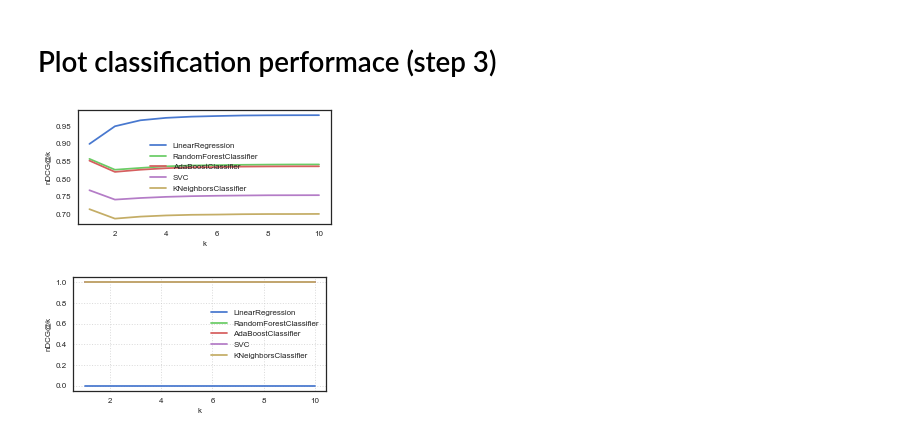
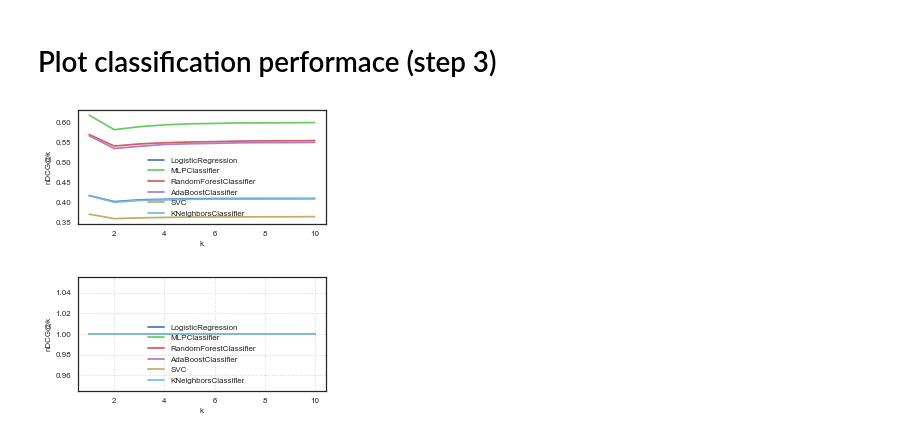
Before and after one commit to enricorotundo/StackexchangeDatadumpQualityAnnotator, a Jupyter notebook: Analysis/Tasks/BestAnswer/Performance Analysis.ipynb, the cells around one changed output. Cells and saved outputs as stored; diff of their text form; code cells hidden in the pictures.

```diff
--- a/Analysis/Tasks/BestAnswer/Performance Analysis.ipynb
+++ b/Analysis/Tasks/BestAnswer/Performance Analysis.ipynb
@@ -9,11 +9,12 @@ import matplotlib
 import matplotlib.pyplot as plt
 import seaborn as sns
 import glob
+from scipy import stats
 
 from Metrics import ir_metrics
 
 BASE_PATH = "/Users/erotundo/PycharmProjects/DatasetAnnotatorProj/Analysis/Data/travel/"
-PRED_PATH = BASE_PATH + "predictions_threads_acceptedOnly_all_binaryBestAnswer/"
+PRED_PATH = BASE_PATH + "predictions_threads_acceptedOnly_ansCountGte2_binaryBestAnswer/"
 
 
 # plotting settings
@@ -36,58 +37,59 @@ def precision_at_k(df, k):
 def precision_at_k_post(df, k):
         return ir_metrics.precision_at_k(df['y_pred_post'], k)
 # %%
-ndcg_data = dict()
-ndcg_post_data = dict()
-mrr_data = dict()
-precision_data = dict()
-precision_post_data = dict()
+mean_ndcg_data = dict()
+ci_ndcg_data = dict()
+mean_ndcg_post_data = dict()
+ci_ndcg_post_data = dict()
+mean_mrr_data = dict()
+ci_mrr_data = dict()
+
 
 for file_name in glob.glob(PRED_PATH + "*.csv"):
     model_name = file_name.split("/")[-1].split("_")[0]
 
     # init
-    ndcg_data[model_name] = []
-    ndcg_post_data[model_name] = []
-    mrr_data[model_name] = []
-    precision_data[model_name] = []
-    precision_post_data[model_name] = []
+    mean_ndcg_data[model_name] = []
+    mean_ndcg_post_data[model_name] = []
+    mean_mrr_data[model_name] = []
+    ci_ndcg_data[model_name] = []
+    ci_ndcg_post_data[model_name] = []
+    ci_mrr_data[model_name] = []
 
     grouped_threads_df = pd.read_csv(file_name).groupby('thread_id')
     for k in xrange(1, 11):
-        ndcg_data[model_name].append(grouped_threads_df.apply(ndcg_at_k, k).mean())
-        ndcg_post_data[model_name].append(grouped_threads_df.apply(ndcg_at_k_post, k).mean())
-        mrr_data[model_name].append(grouped_threads_df.apply(mrr).mean())
-        #precision_data[model_name].append(grouped_threads_df.apply(precision_at_k, k).mean())
-        #precision_post_data[model_name].append(grouped_threads_df.apply(precision_at_k_post, k).mean())
+        mean_ndcg_data[model_name].append(grouped_threads_df.apply(ndcg_at_k, k).mean())
+        mean_ndcg_post_data[model_name].append(grouped_threads_df.apply(ndcg_at_k_post, k).mean())
+        mean_mrr_data[model_name].append(grouped_threads_df.apply(mrr).mean())
 # %%
 # normal predictions
 
 fig = plt.figure(figsize=(4, 2))
 ax1 = fig.add_subplot(111)
 
-for model_name in ndcg_data.keys():
+for model_name in mean_ndcg_data.keys():
     ax1.plot(range(1,11),
-             ndcg_data[model_name],
+             mean_ndcg_data[model_name],
              label=model_name)
 
 plt.xlabel('k', fontsize=8)
 plt.ylabel('nDCG@k', fontsize=8)
 plt.tick_params(axis='both', which='major', labelsize=8)
 
 plt.grid(alpha=0.0, linestyle='dotted')
 plt.legend(fontsize=8)
 plt.tight_layout(pad=0.3)
 # %% [output]
-[figure, old version]
+[figure, new version]
 # %%
 # post-processed predictions
 
 fig = plt.figure(figsize=(4, 2))
 ax1 = fig.add_subplot(111)
 
-for model_name in ndcg_post_data.keys():
-    ax1.plot(range(1,11),
-             ndcg_post_data[model_name],
+for model_name in mean_ndcg_post_data.keys():
+    ax1.errorbar(range(1,11),
+             mean_ndcg_post_data[model_name],
              label=model_name)
 
 plt.xlabel('k', fontsize=8)
@@ -98,4 +100,4 @@ plt.grid(alpha=0.7, linestyle='dotted')
 plt.legend(fontsize=8)
 plt.tight_layout(pad=0.3)
 # %% [output]
-[figure, old version]
+[figure, new version]
```
Also changed, not shown: parts of 5 cells of this notebook, 4 other files.
